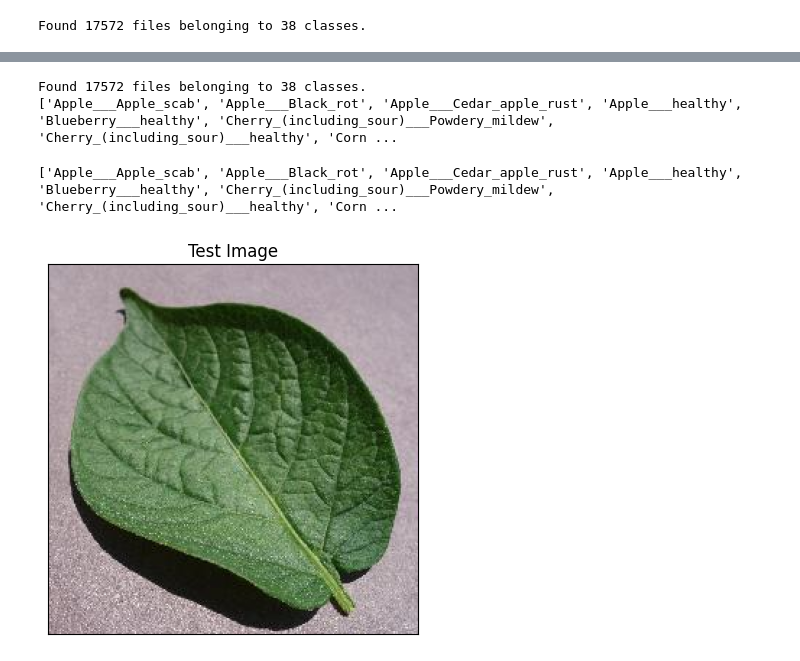
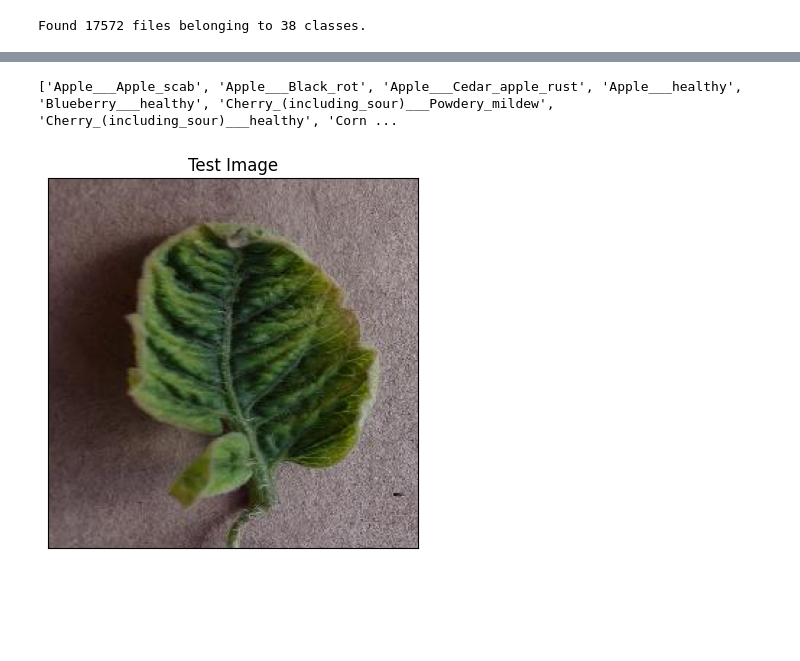
Before and after one commit to achala2702/farm_mate, a Jupyter notebook: machine_learning/disease_detection/Disease_detection.ipynb, the cells around one changed output, grey strips where cells are left out. Saved outputs shown, nothing was run; the diff lists cells and outputs as text; code cells hidden in the pictures; blank space fills up the shorter version.

```diff
--- a/machine_learning/disease_detection/Disease_detection.ipynb
+++ b/machine_learning/disease_detection/Disease_detection.ipynb
@@ -172,27 +267,5 @@ import tensorflow as tf
 import matplotlib.pyplot as plt
 import numpy as np
 import cv2
-# %%
-validation_set = tf.keras.utils.image_dataset_from_directory(
-    'valid',
-    labels="inferred",
-    label_mode="categorical",
-    class_names=None,
-    color_mode="rgb",
-    batch_size=32,
-    image_size=(128, 128),
-    shuffle=True,
-    seed=None,
-    validation_split=None,
-    subset=None,
-    interpolation="bilinear",
-    follow_links=False,
-    crop_to_aspect_ratio=False
-)
-class_name = validation_set.class_names
-print(class_name)
-# %% [output]
-Found 17572 files belonging to 38 classes.
-['Apple___Apple_scab', 'Apple___Black_rot', 'Apple___Cedar_apple_rust', 'Apple___healthy', 'Blueberry___healthy', 'Cherry_(including_sour)___Powdery_mildew', 'Cherry_(including_sour)___healthy', 'Corn ...
 # %%
 # Save class names to a text file
@@ -202,28 +275,28 @@ with open('class_names.txt', 'w') as file:
-# %%
-# Load class names from the file
-with open('class_names.txt', 'r') as file:
-    loaded_class_names = [line.strip() for line in file]
-
-print(loaded_class_names)
-# %% [output]
-['Apple___Apple_scab', 'Apple___Black_rot', 'Apple___Cedar_apple_rust', 'Apple___healthy', 'Blueberry___healthy', 'Cherry_(including_sour)___Powdery_mildew', 'Cherry_(including_sour)___healthy', 'Corn ...
 # %%
 #loading the model
 cnn_model = tf.keras.models.load_model('plant_disease_detection_model.keras')
+# %%
+# Load class names from the file
+with open('class_names.txt', 'r') as file:
+    loaded_class_names = [line.strip() for line in file]
+
+print(loaded_class_names)
+# %% [output]
+['Apple___Apple_scab', 'Apple___Black_rot', 'Apple___Cedar_apple_rust', 'Apple___healthy', 'Blueberry___healthy', 'Cherry_(including_sour)___Powdery_mildew', 'Cherry_(including_sour)___healthy', 'Corn ...
 # %%
 #Test Image Visualization
-image_path = 'test/PotatoHealthy1.JPG'
+image_path = 'test/TomatoYellowCurlVirus2.JPG'
 # Reading an image in default mode
 img = cv2.imread(image_path)
 img = cv2.cvtColor(img,cv2.COLOR_BGR2RGB) #Converting BGR to RGB
 # Displaying the image
 plt.imshow(img)
 plt.title('Test Image')
 plt.xticks([])
 plt.yticks([])
 plt.show()
 # %% [output]
-[figure, old version]
+[figure, new version]
 # %%
 image = tf.keras.preprocessing.image.load_img(image_path,target_size=(128,128))
 input_arr = tf.keras.preprocessing.image.img_to_array(image)
```
Also changed, not shown: parts of 25 cells of this notebook, 2 other files.
